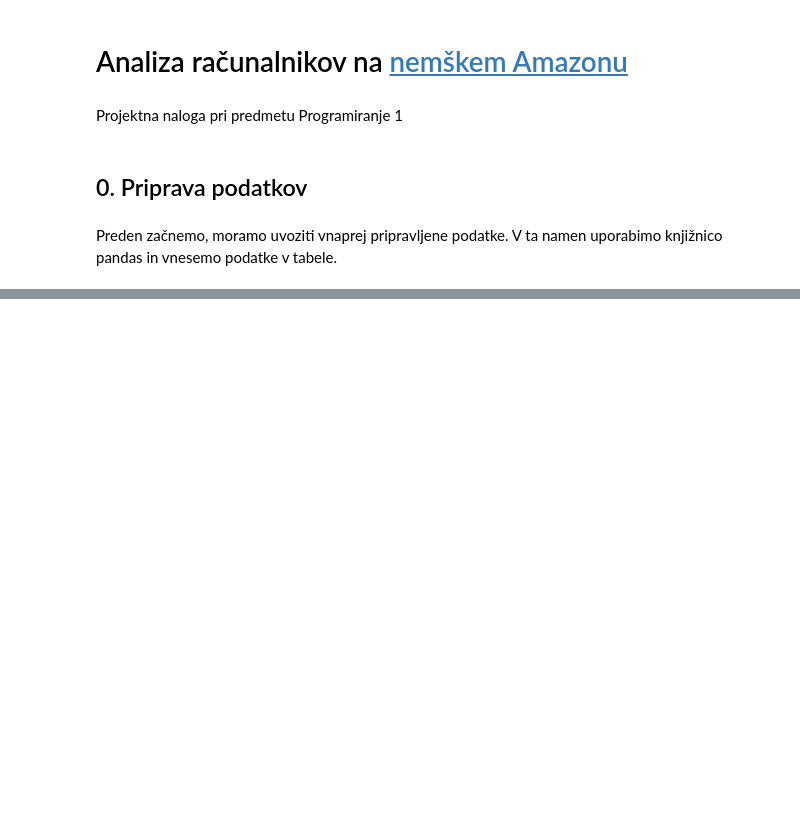
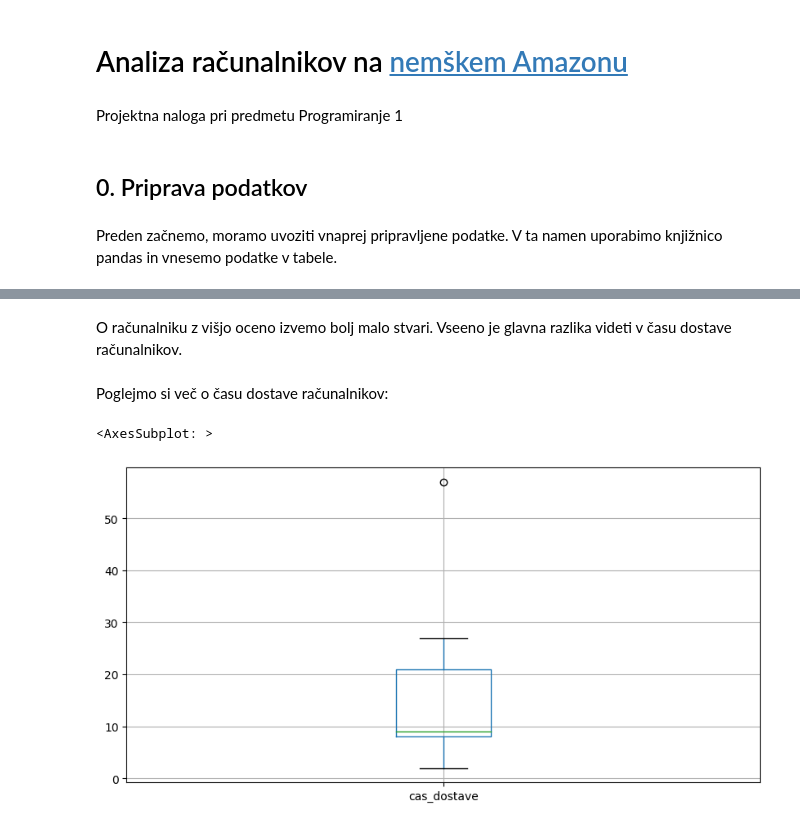
Before and after one commit to tjazerzen/NUC-computer-analysis, a Jupyter notebook: Analiza.ipynb, the cells around one changed output, grey strips where cells are left out. Saved outputs shown, nothing was run; the diff lists cells and outputs as text; code cells hidden in the pictures; blank space fills up the shorter version.

```diff
--- a/Analiza.ipynb
+++ b/Analiza.ipynb
@@ -51,0 +249,9 @@ dtype: object
+# %% [markdown]
+O računalniku z višjo oceno izvemo bolj malo stvari. Vseeno je glavna razlika videti v času dostave računalnikov.
+# %% [markdown]
+Poglejmo si več o času dostave računalnikov:
+# %%
+nuci[nuci['cas_dostave'] != -1].boxplot(column=['cas_dostave'])
+# %% [output]
+<AxesSubplot: >
+[figure, added]
```
Also changed, not shown: parts of 49 cells of this notebook.
